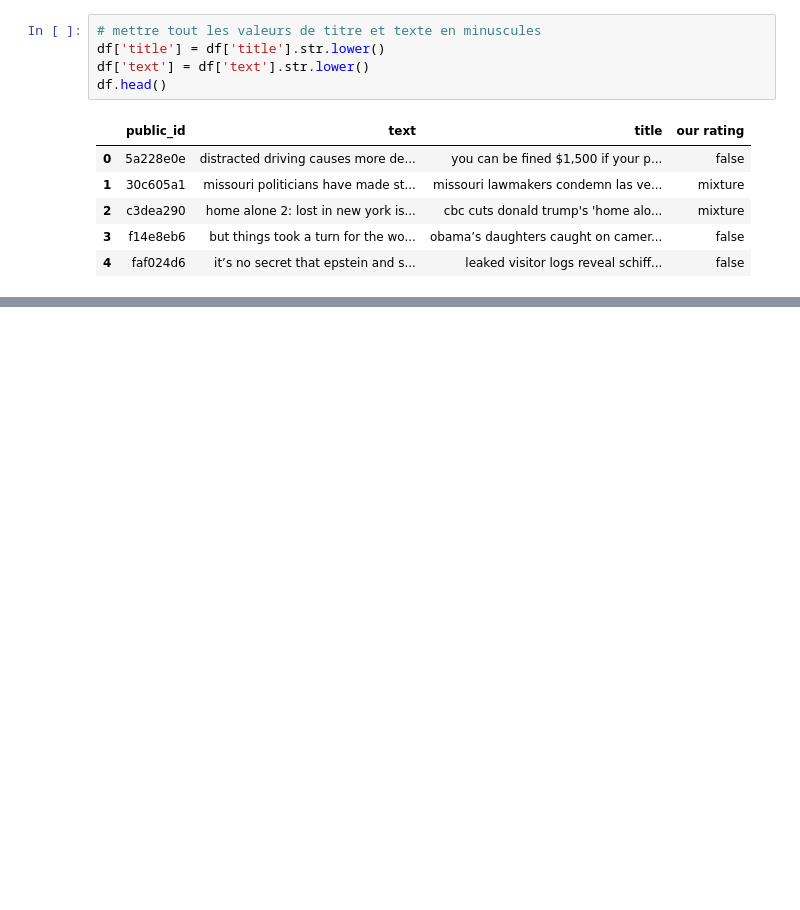
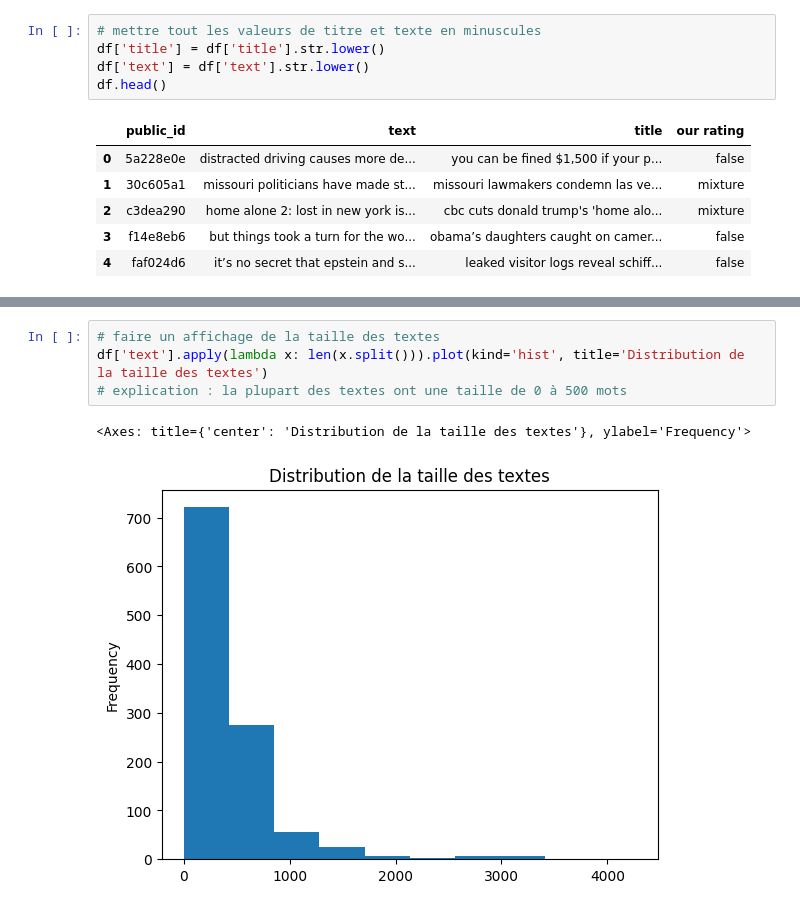
Before and after one commit to dimaland1/MachineLearningProject, a Jupyter notebook: Untitled-1.ipynb, the cells around one changed output, grey strips where cells are left out. Cells and saved outputs as stored; diff of their text form; blank space fills up the shorter version.

```diff
--- a/Untitled-1.ipynb
+++ b/Untitled-1.ipynb
@@ -169,0 +194,7 @@ df['text'][0]
+# %%
+# faire un affichage de la taille des textes
+df['text'].apply(lambda x: len(x.split())).plot(kind='hist', title='Distribution de la taille des textes')
+# explication : la plupart des textes ont une taille de 0 à 500 mots
+# %% [output]
+<Axes: title={'center': 'Distribution de la taille des textes'}, ylabel='Frequency'>
+[figure, added]
```
Also changed, not shown: parts of 8 cells of this notebook.
